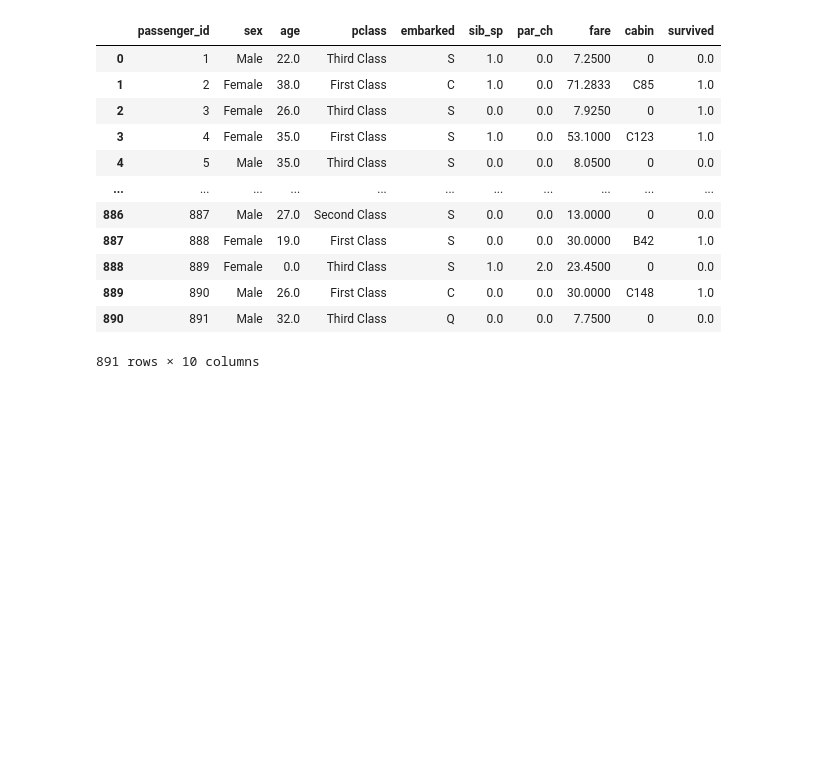
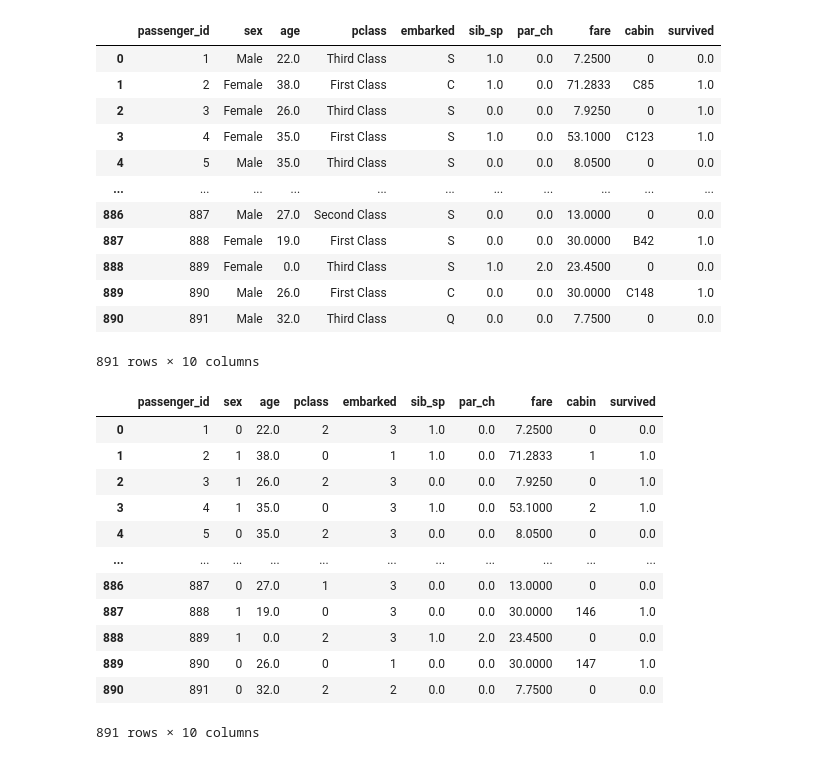
Before and after one commit to ftrono/Academy, a Jupyter notebook: exam/preprocessing.ipynb, the cells around one changed output. Drawn from its saved outputs; the diff is of its cells as text; code cells hidden in the pictures; blank space fills up the shorter version.

```diff
--- a/exam/preprocessing.ipynb
+++ b/exam/preprocessing.ipynb
@@ -278,9 +276,37 @@ sxex
+# %%
+sex_legend = {'Male': 0, 'Female': 1}
+pclass_legend = {'First Class': 0, 'Second Class': 1, 'Third Class': 2}
+embarked_legend = {0: 0, 'C': 1, 'Q': 2, 'S': 3}
+cabin_uniques = full['cabin'].unique().tolist()
 # %%
 sex = []
 pclass = []
 embarked = []
 cabin = []
 
 for i in full.index:
-    sex.append(0 if full['sex'].iloc[i] == 'Male' else 1)
-    pclass.append
+    sex.append(sex_legend[full['sex'].iloc[i]])
+    pclass.append(pclass_legend[full['pclass'].iloc[i]])
+    embarked.append(embarked_legend[full['embarked'].iloc[i]])
+    cabin.append(cabin_uniques.index(full['cabin'].iloc[i]))
+
+full['sex'] = sex
+full['pclass'] = pclass
+full['embarked'] = embarked
+full['cabin'] = cabin
+
+full
+# %% [output]
+|  | passenger_id | sex | age | pclass | embarked | sib_sp | par_ch | fare | cabin | survived |
+| 0 | 1 | 0 | 22.0 | 2 | 3 | 1.0 | 0.0 | 7.2500 | 0 | 0.0 |
+| 1 | 2 | 1 | 38.0 | 0 | 1 | 1.0 | 0.0 | 71.2833 | 1 | 1.0 |
+| 2 | 3 | 1 | 26.0 | 2 | 3 | 0.0 | 0.0 | 7.9250 | 0 | 1.0 |
+| 3 | 4 | 1 | 35.0 | 0 | 3 | 1.0 | 0.0 | 53.1000 | 2 | 1.0 |
+| 4 | 5 | 0 | 35.0 | 2 | 3 | 0.0 | 0.0 | 8.0500 | 0 | 0.0 |
+| ... | ... | ... | ... | ... | ... | ... | ... | ... | ... | ... |
+| 886 | 887 | 0 | 27.0 | 1 | 3 | 0.0 | 0.0 | 13.0000 | 0 | 0.0 |
+| 887 | 888 | 1 | 19.0 | 0 | 3 | 0.0 | 0.0 | 30.0000 | 146 | 1.0 |
+| 888 | 889 | 1 | 0.0 | 2 | 3 | 1.0 | 2.0 | 23.4500 | 0 | 0.0 |
+| 889 | 890 | 0 | 26.0 | 0 | 1 | 0.0 | 0.0 | 30.0000 | 147 | 1.0 |
+| 890 | 891 | 0 | 32.0 | 2 | 2 | 0.0 | 0.0 | 7.7500 | 0 | 0.0 |
+891 rows × 10 columns
```
Also changed, not shown: parts of 3 cells of this notebook, 1 other file.
